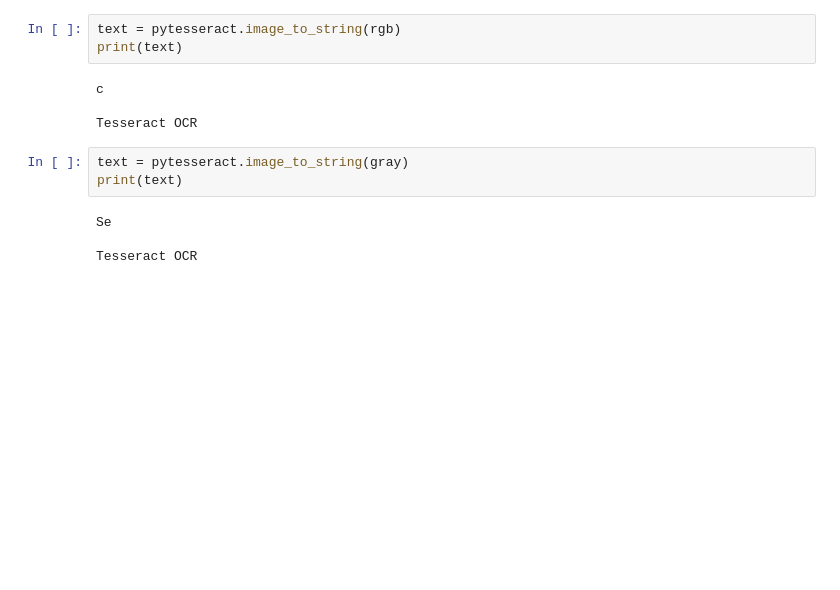
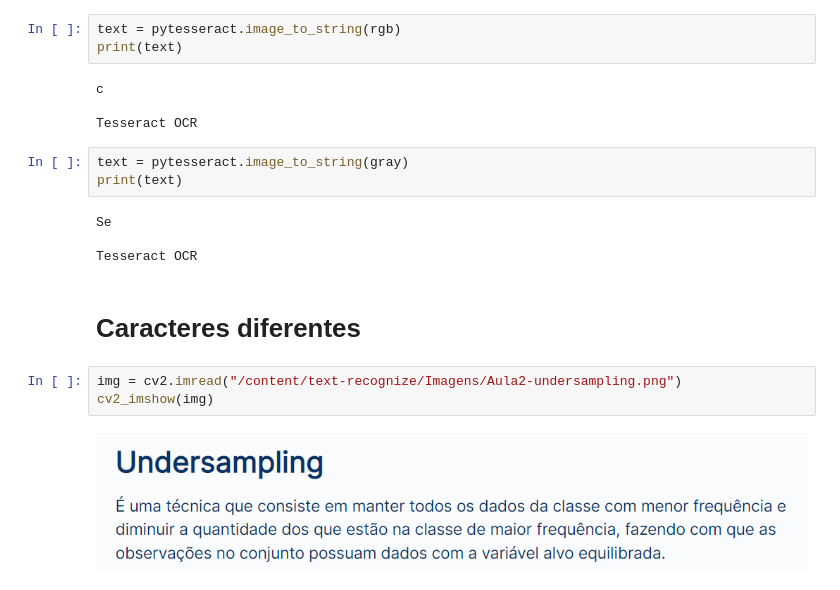
Before and after one commit to joseevitor/reconhecimento_de_texto_OCR_OpenCV, a Jupyter notebook: VisaoComputacional.ipynb, the cells around one changed output. Saved outputs shown, nothing was run; the diff lists cells and outputs as text; blank space fills up the shorter version.

```diff
--- a/VisaoComputacional.ipynb
+++ b/VisaoComputacional.ipynb
@@ -82,3 +82,10 @@ print(text)
 Se
 
 Tesseract OCR
+# %% [markdown]
+# Caracteres diferentes
+# %%
+img = cv2.imread("/content/text-recognize/Imagens/Aula2-undersampling.png")
+cv2_imshow(img)
+# %% [output]
+[figure, added]
```
Also changed, not shown: parts of 41 cells of this notebook.
